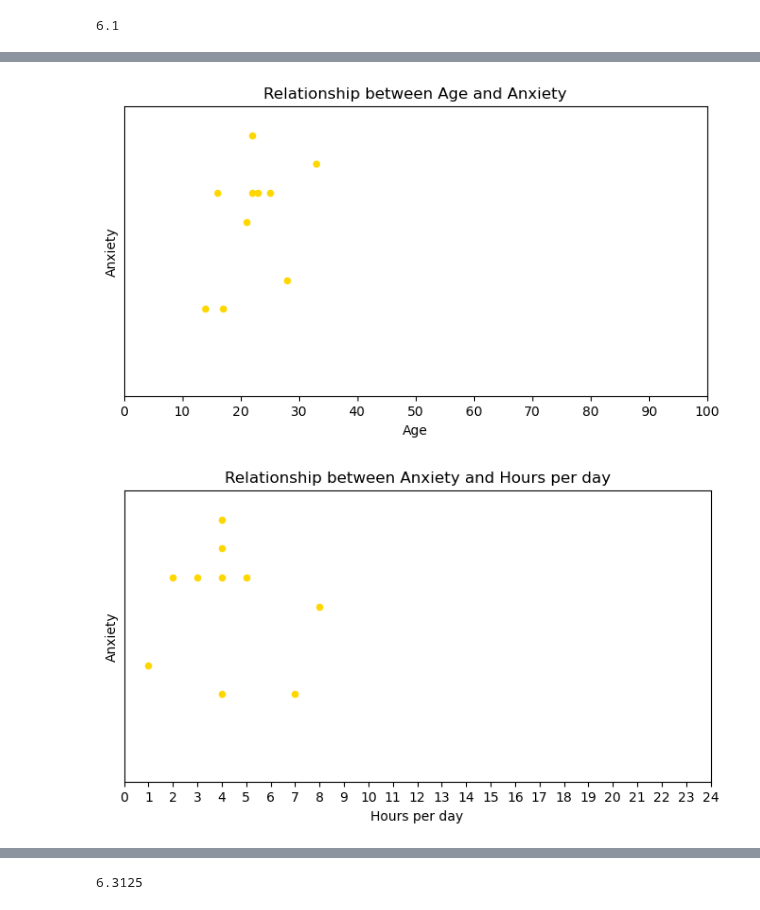
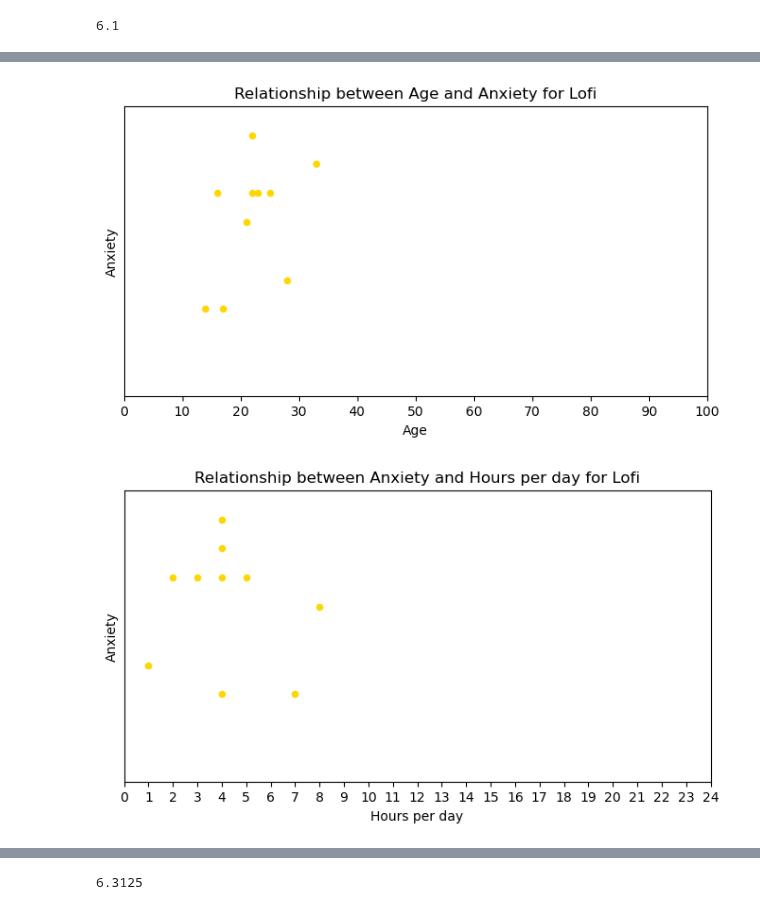
Before and after one commit to jdanielle12/project1, a Jupyter notebook: music_and_mental_health.ipynb, the cells around one changed output, grey strips where cells are left out. Cells and saved outputs as stored; diff of their text form; code cells hidden in the pictures.

```diff
--- a/music_and_mental_health.ipynb
+++ b/music_and_mental_health.ipynb
@@ -95,17 +95,17 @@ bpm_anxiety = df_lofi.plot.scatter(x="BPM",y="Anxiety",title="Relationship betwe
 # %%
 # Create a scatter plot to chart the correlation between anxiety and age
-age_anxiety = df_lofi.plot.scatter(x="Age",y="Anxiety",title="Relationship between Age and Anxiety", figsize=(8,4),
+age_anxiety = df_lofi.plot.scatter(x="Age",y="Anxiety",title="Relationship between Age and Anxiety for Lofi", figsize=(8,4),
                                         xlabel="Age",ylabel="Anxiety",color="gold",
                                         xlim=(0,100),ylim=(0,10),xticks=(0, 10, 20, 30, 40, 50, 60, 70, 80, 90, 100),yticks=())
 # %% [output]
-[figure, old version]
+[figure, new version]
 # %%
 # Create a scatter plot to chart the correlation between anxiety and hours per day
-hours_per_day_anxiety = df_lofi.plot.scatter(x="Hours per day",y="Anxiety",title="Relationship between Anxiety and Hours per day", figsize=(8,4),
-                      xlabel="Hours per day",ylabel="Anxiety",color="gold",
-                     xlim=(0,24),ylim=(0,10),xticks=(0, 1, 2, 3, 4, 5, 6, 7, 8, 9, 10, 11, 12, 13, 14, 15, 16, 17, 18, 19, 20, 21, 22, 23, 24),yticks=())
+hours_per_day_anxiety = df_lofi.plot.scatter(x="Hours per day",y="Anxiety",title="Relationship between Anxiety and Hours per day for Lofi", figsize=(8,4),
+                    xlabel="Hours per day",ylabel="Anxiety",color="gold",
+                    xlim=(0,24),ylim=(0,10),xticks=(0, 1, 2, 3, 4, 5, 6, 7, 8, 9, 10, 11, 12, 13, 14, 15, 16, 17, 18, 19, 20, 21, 22, 23, 24),yticks=())
 # %% [output]
-[figure, old version]
+[figure, new version]
 # %%
 df= music_mental_health_df[["Fav genre", "Depression","BPM", "OCD", "Anxiety", "Insomnia", "Age","Hours per day"]]
 df_hiphop = df[df["Fav genre"]=='Hip hop']
```
Also changed, not shown: parts of 10 cells of this notebook, 15 other files.
